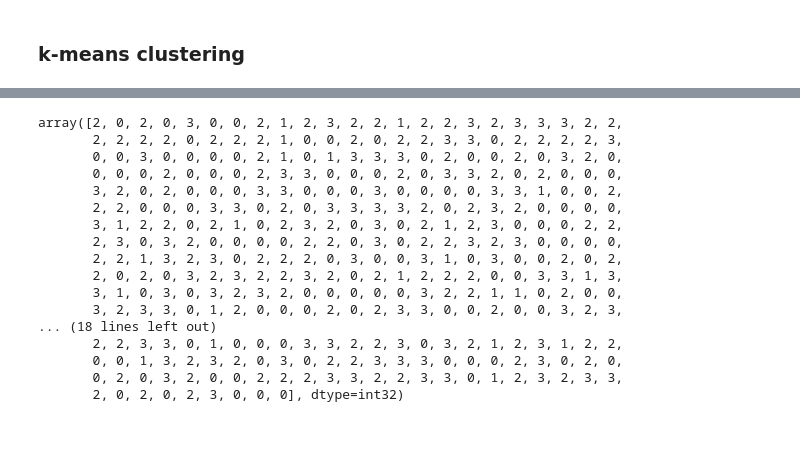
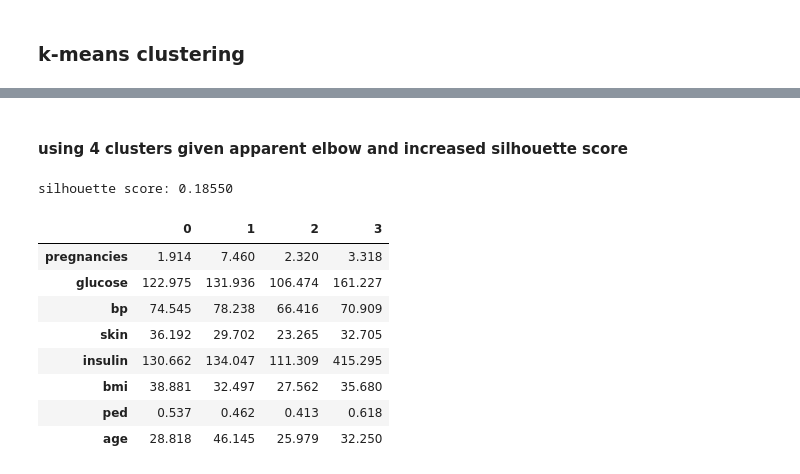
Before and after one commit to zenyui/ga-portfolio, a Jupyter notebook: hw3/ga-zenyui-hw3.ipynb, the cells around one changed output, grey strips where cells are left out. Cells and saved outputs as stored; diff of their text form; code cells hidden in the pictures; blank space fills up the shorter version.

```diff
--- a/hw3/ga-zenyui-hw3.ipynb
+++ b/hw3/ga-zenyui-hw3.ipynb
@@ -115,9 +127,0 @@ plt.plot(x,y)
-# %%
-x = []
-y = []
-z = []
-for n in range(1,20):
-    km2 = KMeans(n_clusters=n)
-    km2.fit(X_scale)
-    x.append(n)
-    # z.append(silhouette_score(X_scale, centers))
@@ -149,24 +128,26 @@ ValueError: x and y must have same first dimension
+# %% [markdown]
+#### using 4 clusters given apparent elbow and increased silhouette score
 # %%
-km = KMeans(n_clusters=4)
+# create kmeans with 4 clusters, get cluster labels
+km = KMeans(n_clusters=4, n_init=20)
 cluster_labels = km.fit_predict(X_scale)
-# %%
-cluster_labels = km.fit_predict(X_scale)
-cluster_labels
-# %% [output]
-array([2, 0, 2, 0, 3, 0, 0, 2, 1, 2, 3, 2, 2, 1, 2, 2, 3, 2, 3, 3, 3, 2, 2,
-       2, 2, 2, 2, 0, 2, 2, 2, 1, 0, 0, 2, 0, 2, 2, 3, 3, 0, 2, 2, 2, 2, 3,
-       0, 0, 3, 0, 0, 0, 0, 2, 1, 0, 1, 3, 3, 3, 0, 2, 0, 0, 2, 0, 3, 2, 0,
-       0, 0, 0, 2, 0, 0, 0, 2, 3, 3, 0, 0, 0, 2, 0, 3, 3, 2, 0, 2, 0, 0, 0,
-       3, 2, 0, 2, 0, 0, 0, 3, 3, 0, 0, 0, 3, 0, 0, 0, 0, 3, 3, 1, 0, 0, 2,
-       2, 2, 0, 0, 0, 3, 3, 0, 2, 0, 3, 3, 3, 3, 2, 0, 2, 3, 2, 0, 0, 0, 0,
-       3, 1, 2, 2, 0, 2, 1, 0, 2, 3, 2, 0, 3, 0, 2, 1, 2, 3, 0, 0, 0, 2, 2,
-       2, 3, 0, 3, 2, 0, 0, 0, 0, 2, 2, 0, 3, 0, 2, 2, 3, 2, 3, 0, 0, 0, 0,
-       2, 2, 1, 3, 2, 3, 0, 2, 2, 2, 0, 3, 0, 0, 3, 1, 0, 3, 0, 0, 2, 0, 2,
-       2, 0, 2, 0, 3, 2, 3, 2, 2, 3, 2, 0, 2, 1, 2, 2, 2, 0, 0, 3, 3, 1, 3,
-       3, 1, 0, 3, 0, 3, 2, 3, 2, 0, 0, 0, 0, 0, 3, 2, 2, 1, 1, 0, 2, 0, 0,
-       3, 2, 3, 3, 0, 1, 2, 0, 0, 0, 2, 0, 2, 3, 3, 0, 0, 2, 0, 0, 3, 2, 3,
-... (18 lines left out)
-       2, 2, 3, 3, 0, 1, 0, 0, 0, 3, 3, 2, 2, 3, 0, 3, 2, 1, 2, 3, 1, 2, 2,
-       0, 0, 1, 3, 2, 3, 2, 0, 3, 0, 2, 2, 3, 3, 3, 0, 0, 0, 2, 3, 0, 2, 0,
-       0, 2, 0, 3, 2, 0, 0, 2, 2, 2, 3, 3, 2, 2, 3, 3, 0, 1, 2, 3, 2, 3, 3,
-       2, 0, 2, 0, 2, 3, 0, 0, 0], dtype=int32)
+# %%
+# get specific silhouette score
+print('silhouette score: {:.5f}'.format(silhouette_score(X_scale, cluster_labels)))
+# %% [output]
+silhouette score: 0.18550
+# %%
+# print clusters in a dataframe
+pd.set_option('display.float_format', lambda x: '%.3f' % x)
+columns = {str(x): scale.inverse_transform(km.cluster_centers_[x]) for x in range(0,len(km.cluster_centers_))}
+pd.DataFrame(columns, index=X.columns)
+# %% [output]
+|  | 0 | 1 | 2 | 3 |
+| pregnancies | 1.914 | 7.460 | 2.320 | 3.318 |
+| glucose | 122.975 | 131.936 | 106.474 | 161.227 |
+| bp | 74.545 | 78.238 | 66.416 | 70.909 |
+| skin | 36.192 | 29.702 | 23.265 | 32.705 |
+| insulin | 130.662 | 134.047 | 111.309 | 415.295 |
+| bmi | 38.881 | 32.497 | 27.562 | 35.680 |
+| ped | 0.537 | 0.462 | 0.413 | 0.618 |
+| age | 28.818 | 46.145 | 25.979 | 32.250 |
```
Also changed, not shown: parts of 17 cells of this notebook.
